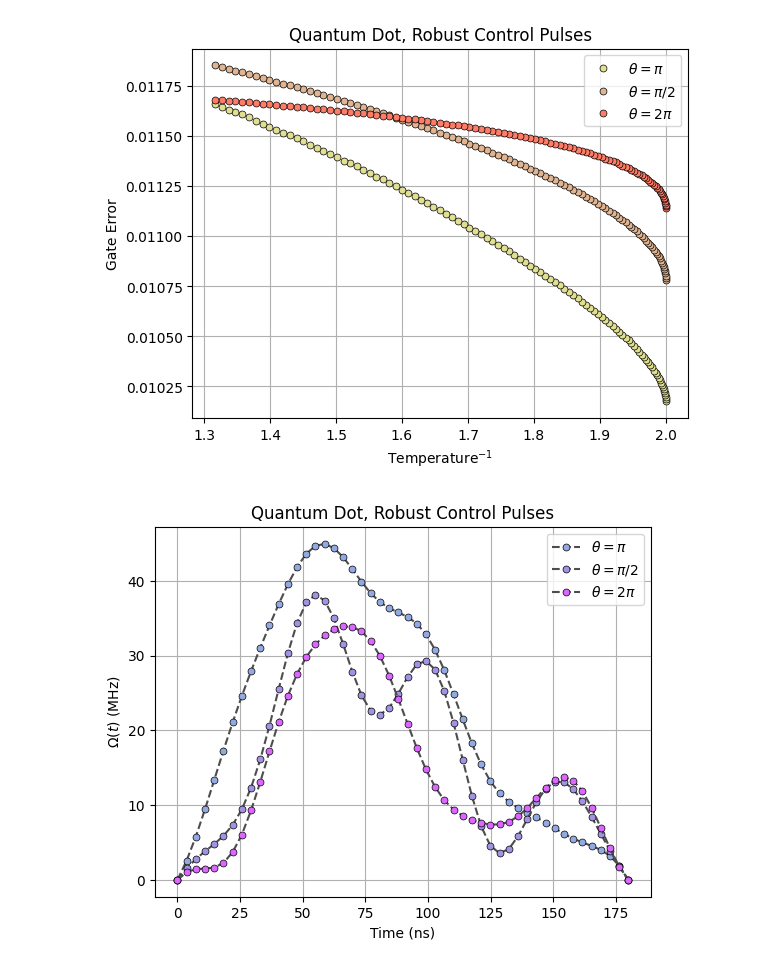
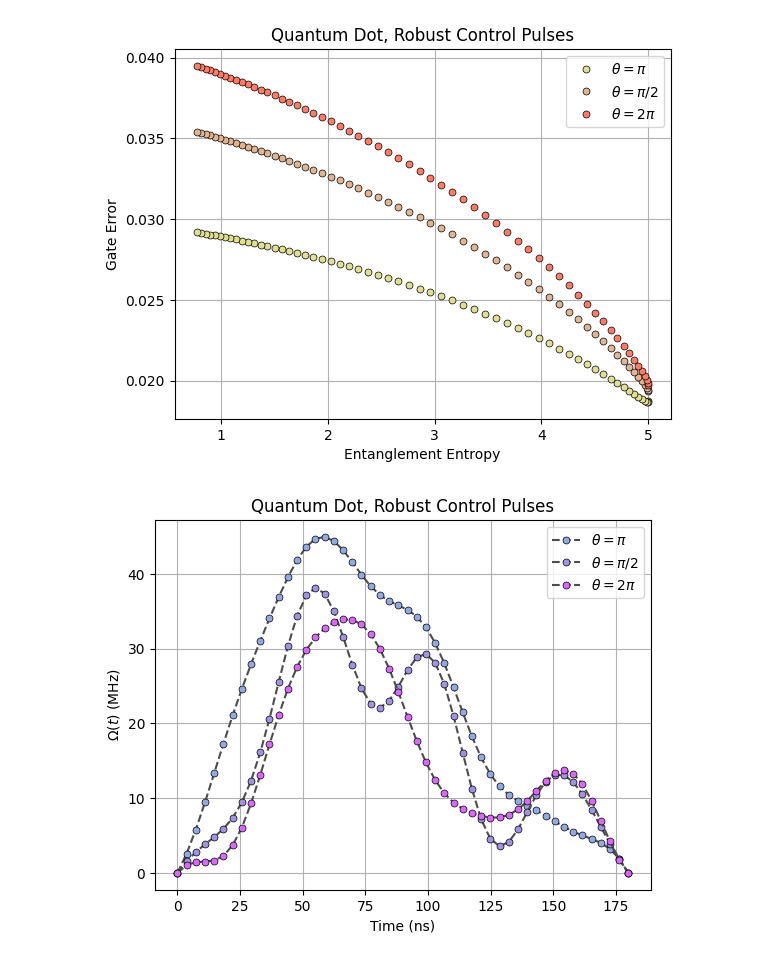
Before and after one commit to minidas/Entanglement-Induced-Resilience-of-Quantum-Dynamics, a Jupyter notebook: RCP.ipynb, the cells around one changed output. Drawn from its saved outputs; the diff is of its cells as text; code cells hidden in the pictures.

```diff
--- a/RCP.ipynb
+++ b/RCP.ipynb
@@ -7,15 +7,15 @@ import pickle
 from entropy import RDM_entropy
 import random as rand
 
-N=10
+N=12
 d=2**N
 
 analog_model=[]
 exact_model = Quantum_dot(1.5e8)
 analog_model.append(analog_QD(exact_model, h=5e4,J=1e5, DeltaE=2e8,epsilon=0.001)) #theta represents tan(theta) in the paper
-exact_model2 = Quantum_dot(1.5e8,N=10,a=[0.1735, 0.1438, 0.0625, -0.0427, -0.0606, 0.0207],phi=[0.0013, 0.0049, -0.0139, -0.0093, 0.0062])
+exact_model2 = Quantum_dot(1.5e8,N=12,a=[0.1735, 0.1438, 0.0625, -0.0427, -0.0606, 0.0207],phi=[0.0013, 0.0049, -0.0139, -0.0093, 0.0062])
 analog_model.append(analog_QD(exact_model2, h=5e4,J=1e5, DeltaE=2e8,epsilon=0.001))
-exact_model3 = Quantum_dot(1.5e8,N=10,a=[0.1522, 0.1288, 0.0434, -0.0866, -0.0375, -0.0174],phi=[0.0093, -0.0431, 0.0567, -0.0104, -0.0313])
+exact_model3 = Quantum_dot(1.5e8,N=12,a=[0.1522, 0.1288, 0.0434, -0.0866, -0.0375, -0.0174],phi=[0.0093, -0.0431, 0.0567, -0.0104, -0.0313])
 analog_model.append(analog_QD(exact_model3, h=5e4,J=1e5, DeltaE=2e8,epsilon=0.001))
 
 def rank_k_haar_state(rank,seed=None):
@@ -38,20 +38,29 @@ def rank_k_state(rank,seed=None):
         state = op * state
         result += state
     return result.unit() #normalization
+def computation_basis_state(num_qubits):
+    #retrun a list of all computational basis states for num_qubits qubits, represented as integers lists
+    basis_states = []
+    for i in range(2**num_qubits):
+        bin_str = format(i, '0' + str(num_qubits) + 'b')
+        basis_states.append([int(bit) for bit in bin_str])
+    return basis_states
 
 def thermal_state(temperature):
-    computation_basis =[[0,0,0,0],[0,1,0,1],[1,0,1,0],[1,1,1,1]]
-    H=qt.Qobj(np.zeros((d,d)), dims=[[2]*10]*2)
-    # for i in range(4):
-    #     H-=qt.tensor([qt.sigmaz() if j == i else qt.qeye(2) for j in range(10)])
+    basis = computation_basis_state(5)
+    computation_basis = [basis[i]+basis[i] for i in range(len(basis))]
+    H=qt.Qobj(np.zeros((d,d)), dims=[[2]*N]*2)
+    for i in range(10):
+        H-=qt.tensor([qt.sigmaz() if j == i else qt.qeye(2) for j in range(N)])
     # psi_T = qt.Qobj(np.zeros(d), dims=[2]*10)
-    psi_T = qt.Qobj(np.zeros((d,1)), dims=[[2]*10, [1]])
+    psi_T = qt.Qobj(np.zeros((d,1)), dims=[[2]*N, [1]])
     coef=[0,1,-1,0]
     for i,A_subsys in enumerate(computation_basis):
 
-        psi_T += qt.tensor(qt.basis([2]*4,A_subsys),qt.basis([2]*6))*np.exp(-coef[i]*temperature)
+        # psi_T += qt.tensor(qt.basis([2]*4,A_subsys),qt.basis([2]*6))*np.exp(-coef[i]*temperature)
+        psi_T += qt.tensor(qt.basis([2]*10,A_subsys),qt.basis([2]*2))
     # Calculate the thermal state using the Gibbs distribution
-    # psi_T = (-H * temperature).expm()*psi_T
+    psi_T = (-H * temperature).expm()*psi_T
     # Normalize the density matrix
     return psi_T.unit()
 
@@ -71,9 +80,9 @@ entropy_list = []
 error_list = []
 # initial_state = qt.rand_ket([2]*10,seed = 123)
 # initial_state = qt.basis([2]*10)
-for temperature in tqdm(range(100)):
+for temperature in tqdm(range(60)):
     state = thermal_state((temperature)*0.008)
-    entropy_list.append(RDM_entropy(state.full(),8)[-1]) #entropy of 8-qubit subsystem
+    entropy_list.append(RDM_entropy(state.full(),7,qubits=12)[-1]) #entropy of 8-qubit subsystem
     error_list.append(analog_error(state,analog_model,np.linspace(0,1.8e-7 , 2)))
 # %%
 bound=[]
@@ -87,32 +96,32 @@ for model in analog_model:
 # %%
 import matplotlib.pyplot as plt
 temper=[(0.008*temp) for temp in range(1,60)]
 plt.plot(entropy_list,np.array(error_list)[:,0],color='0.3', marker='o', markersize=5, mfc="#e1e092", mec='k', linestyle='', markeredgewidth=0.5,label=r'$\theta=\pi$')
 plt.plot(entropy_list,np.array(error_list)[:,1],color='0.3', marker='o', markersize=5, mfc="#e1b592", mec='k', linestyle='', markeredgewidth=0.5,label=r'$\theta=\pi/2$')
 plt.plot(entropy_list,np.array(error_list)[:,2],color='0.3', marker='o', markersize=5, mfc="#ff7c67", mec='k', linestyle='', markeredgewidth=0.5,label=r'$\theta=2\pi$')
 
 # plt.plot(entropy_list,[bound[0]]*60,color='#e1e092', linestyle='-.', label='bound: θ=π',linewidth=2)
 # plt.plot(entropy_list,[bound[1]]*60,color='#e1b592', linestyle='-.', label='bound: θ=π/2',linewidth=2)
 # plt.plot(entropy_list,[bound[2]]*60,color='#ff7c67', linestyle='-.', label='bound: θ=2π',linewidth=2)
 # plt.plot(temper,np.array(error_list)[1:,0],color='0.3', marker='o', markersize=5, mfc="#e1e092", mec='k', linestyle='', markeredgewidth=0.5,label=r'$\theta=\pi$')
 # plt.plot(temper,np.array(error_list)[1:,1],color='0.3', marker='o', markersize=5, mfc="#e1b592", mec='k', linestyle='', markeredgewidth=0.5,label=r'$\theta=\pi/2$')
 # plt.plot(temper,np.array(error_list)[1:,2],color='0.3', marker='o', markersize=5, mfc="#ff7c67", mec='k', linestyle='', markeredgewidth=0.5,label=r'$\theta=2\pi$')
 
 # plt.plot(temper,[bound[0]]*59,color='#e1e092', linestyle='-.', label='bound: θ=π',linewidth=2)
 # plt.plot(temper,[bound[1]]*59,color='#e1b592', linestyle='-.', label='bound: θ=π/2',linewidth=2)
 # plt.plot(temper,[bound[2]]*59,color='#ff7c67', linestyle='-.', label='bound: θ=2π',linewidth=2)
 
 
-# plt.xlabel('Entanglement Entropy')
-plt.xlabel(r'Temperature$^{-1}$')
+plt.xlabel('Entanglement Entropy')
+# plt.xlabel(r'Temperature$^{-1}$')
 plt.ylabel('Gate Error')
 plt.title('Quantum Dot, Robust Control Pulses')
 plt.legend(loc=0)
 plt.grid()
 plt.savefig('./Figures/RCP_temperature_error.pdf',bbox_inches='tight',dpi=600)
 plt.show()
 # %% [output]
-[figure, old version]
+[figure, new version]
 # %%
 #RCP plotting
 time = np.linspace(0,180 , 50)
```
Also changed, not shown: 8 other files.
